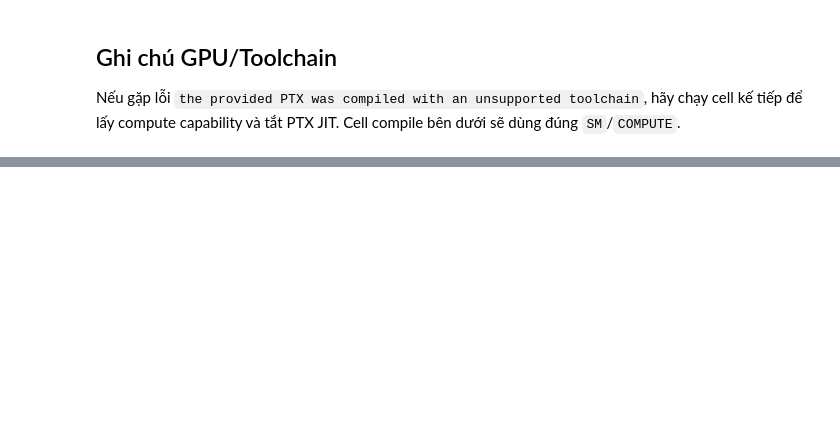
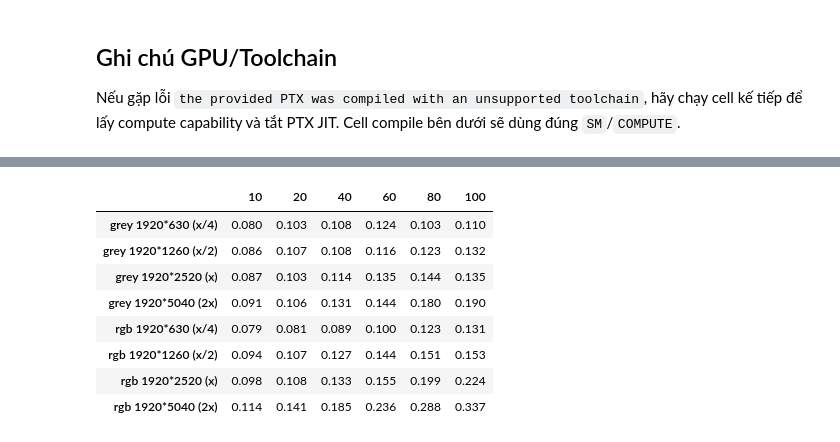
Before and after one commit to toanthangO20/Parallel-Convolution, a Jupyter notebook: cuda/cuda_colab.ipynb, the cells around one changed output, grey strips where cells are left out. Cells and saved outputs as stored; diff of their text form; code cells hidden in the pictures; blank space fills up the shorter version.

```diff
--- a/cuda/cuda_colab.ipynb
+++ b/cuda/cuda_colab.ipynb
@@ -427,0 +547,55 @@ files.download("blur_" + image)
+# %%
+import os
+import re
+import subprocess
+import statistics
+import pandas as pd
+
+if not os.path.exists("./cuda_conv"):
+    raise FileNotFoundError("./cuda_conv not found. Run the compile cell above before benchmarking.")
+
+
+def run_once(image_path, w, h, loops, mode):
+    cmd = ["./cuda_conv", image_path, str(w), str(h), str(loops), mode, "noout"]
+    result = subprocess.run(cmd, capture_output=True, text=True, check=True)
+    match = re.search(r"Execution time:\s*([0-9.]+)\s*sec", result.stdout)
+    if not match:
+        raise RuntimeError("Execution time not found.\nSTDOUT:\n" + result.stdout + "\nSTDERR:\n" + result.stderr)
+    return float(match.group(1))
+
+
+def run_case(image_path, w, h, loops, mode, repeats=3):
+    # Warmup (discard)
+    _ = run_once(image_path, w, h, loops, mode)
+    times = [run_once(image_path, w, h, loops, mode) for _ in range(repeats)]
+    return statistics.median(times), times
+
+
+width = 1920
+iterations = [10, 20, 40, 60, 80, 100]
+rows = [
+    ("grey", 630,  "grey 1920*630 (x/4)"),
+    ("grey", 1260, "grey 1920*1260 (x/2)"),
+    ("grey", 2520, "grey 1920*2520 (x)"),
+    ("grey", 5040, "grey 1920*5040 (2x)"),
+    ("rgb",  630,  "rgb 1920*630 (x/4)"),
+    ("rgb",  1260, "rgb 1920*1260 (x/2)"),
+    ("rgb",  2520, "rgb 1920*2520 (x)"),
+    ("rgb",  5040, "rgb 1920*5040 (2x)"),
+]
+
+results = {label: {} for (_, _, label) in rows}
+
+for mode, h, label in rows:
+    image_path = f"inputs/{mode}_{width}_{h}.raw"
+    for loops in iterations:
+        median_time, all_times = run_case(image_path, width, h, loops, mode, repeats=3)
+        results[label][loops] = median_time
+        runs_str = ", ".join(f"{t:.3f}" for t in all_times)
+        print(f"{label} loops={loops} => median {median_time:.3f} sec (runs: {runs_str})")
+
+os.makedirs("results", exist_ok=True)
+df = pd.DataFrame.from_dict(results, orient="index")[iterations]
+df.to_csv("results/cuda_t4_times.csv", index_label="Image Size / Iterations", float_format="%.2f")
+df
+# %% [output]
@@ -427,0 +619,9 @@ files.download("blur_" + image)
+|  | 10 | 20 | 40 | 60 | 80 | 100 |
+| grey 1920*630 (x/4) | 0.080 | 0.103 | 0.108 | 0.124 | 0.103 | 0.110 |
+| grey 1920*1260 (x/2) | 0.086 | 0.107 | 0.108 | 0.116 | 0.123 | 0.132 |
+| grey 1920*2520 (x) | 0.087 | 0.103 | 0.114 | 0.135 | 0.144 | 0.135 |
+| grey 1920*5040 (2x) | 0.091 | 0.106 | 0.131 | 0.144 | 0.180 | 0.190 |
+| rgb 1920*630 (x/4) | 0.079 | 0.081 | 0.089 | 0.100 | 0.123 | 0.131 |
+| rgb 1920*1260 (x/2) | 0.094 | 0.107 | 0.127 | 0.144 | 0.151 | 0.153 |
+| rgb 1920*2520 (x) | 0.098 | 0.108 | 0.133 | 0.155 | 0.199 | 0.224 |
+| rgb 1920*5040 (2x) | 0.114 | 0.141 | 0.185 | 0.236 | 0.288 | 0.337 |
```
Also changed, not shown: parts of 21 cells of this notebook, 2 other files.
